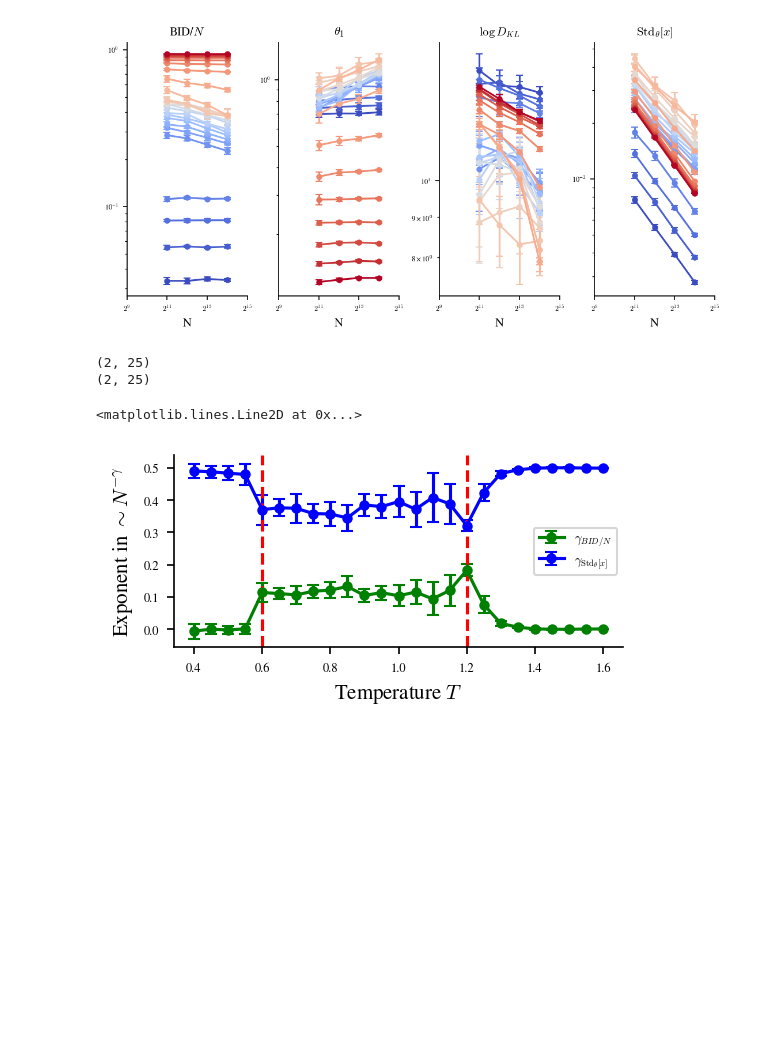
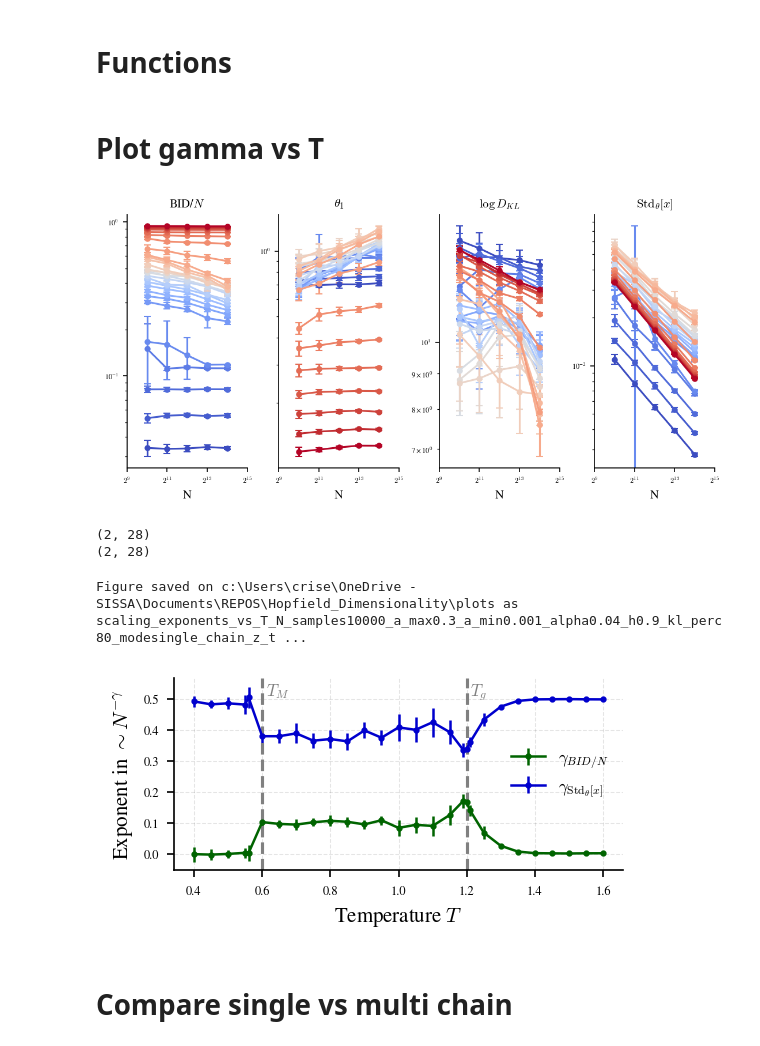
Before and after one commit to CristopherErazo/Hopfield_Dimensionality, a Jupyter notebook: notebooks/10-11-25-Scaling_Laws.ipynb, the cells around one changed output. Drawn from its saved outputs; the diff is of its cells as text; code cells hidden in the pictures; blank space fills up the shorter version.

Commit message:
analysis and plots for scaling exponents

```diff
--- a/notebooks/10-11-25-Scaling_Laws.ipynb
+++ b/notebooks/10-11-25-Scaling_Laws.ipynb
@@ -7,3 +8,5 @@ import matplotlib.pyplot as plt
 import time
 
 apply_general_styles()
+# %% [markdown]
+# Functions
@@ -10,8 +22,10 @@ apply_general_styles()
+# %% [markdown]
+# Plot gamma vs T
 # %%
 # Parse arguments
 a_min = 1e-3
 a_max = 0.3
-z_threshold = 2
+z_threshold = 3
 kl_perc = 80
 
 # Parameters fixed
@@ -27,7 +41,10 @@ mode = 'single_chain'
 # temps = [0.6,0.9,1.2,1.5]
 # Ns = [1024,2048,4096]
 temps = np.linspace(0.4,1.6,25)#[::3]
-Ns = np.logspace(9,15,7,base=2).astype(int)[2:-1]
+# temps = [] #0.575, 0.59
+temps = np.concatenate((temps, [0.56,1.19, 1.21]))
+temps = np.sort(temps)
+Ns = np.logspace(9,15,7,base=2).astype(int)[1:-1]
 
 # Parameters to save
 names_variable = ['T','N']
@@ -39,14 +56,16 @@ for T in temps:
     for N in Ns:
         params = make_params_dict(name_fixed,names_variable)
         # print('-----------\n',f'Loading N={N}, T={T}...')
-        dic = load_data('bid_parms',experiment_name= 'scaling_exponents_filtered', params=params,base_dir='..\\data',show=False)
+        dic = load_data('par',experiment_name= 'scaling_exponents_filtered', params=params,base_dir='..\\data',show=False)
         bid_pars = dic['bid_pars']
         sigmas = dic['sigmas']
         results = np.column_stack((bid_pars, sigmas))
+
         m = results.mean(axis=0)
         s = results.std(axis=0)
         m[0] /= N  # normalize by N
         s[0] /= N  # normalize by N
+        # print(f'Loaded results for N={N}, T={T}, shape: {results},{m}, {s}')
         data[T]['av'].append(m)
         data[T]['std'].append(s)
     data[T]['av'] = np.array(data[T]['av'])
@@ -54,23 +73,24 @@ for T in temps:
 # %%
 # Settings
 set_font_sizes('tight')
 titles = [r'BID/$N$',r'$\theta_1$',r'$\log D_{KL}$',r'$\text{Std}_\theta[x]$']
 xtk = [2**k  for k in range(9,16,2)]
 xlb = [fr'$2^{{{k}}}$' for k in range(9,16,2)]
 colors = plt.get_cmap('coolwarm')(np.linspace(0,1,len(temps)))
 # Create figure
 fig , axes = create_fig(1,4,size='double')
 
 for i , ax in enumerate(axes):
     for iT, T in enumerate(temps):
         av = np.abs(data[T]['av'][:,i])
         std = data[T]['std'][:,i]
-        ax.errorbar(Ns, av, yerr=std, color=colors[iT], capsize=3, marker='o', markersize=4, linestyle='-')
+        ax.errorbar(Ns, av, yerr=std, color=colors[iT], capsize=3, marker='o', markersize=4, linestyle='-',label=f'T={T:.2f}'   )
     ax.set_xscale('log', base=2)
     ax.set_xlim(left=xtk[0])
     ax.set_yscale('log')
     ax.set_xlabel('N')
     ax.set_title(titles[i])
     ax.set_xticks(xtk,xlb)
+# ax.legend()
 # %% [output]
-[figure, old version]
+[figure, new version]
@@ -103,24 +110,39 @@ std_gammas = np.array(std_gammas)
 print(mean_gammas.shape)
 print(std_gammas.shape)
 # %% [output]
-(2, 25)
-(2, 25)
+(2, 28)
+(2, 28)
 # %%
 # Settings
 set_font_sizes('tight')
 labels = [r'$\gamma_{BID/N}$',r'$\gamma_{\text{Std}_\theta[x]}$']
-colors = ['green','blue']
+colors = ['darkgreen','mediumblue']
 # Create figure
 fig , axes = create_fig(1,1,size='single')
 ax = axes
 for i , lb in enumerate(labels):
-    ax.errorbar(temps, mean_gammas[i], yerr=std_gammas[i], color=colors[i], capsize=3, marker='o', markersize=4, linestyle='-',label=lb)
+    ax.errorbar(temps, mean_gammas[i], yerr=std_gammas[i], color=colors[i], capsize=0, marker='o', markersize=2, lw=1.2,linestyle='-',label=lb)
     # ax.plot(temps,std_gammas[i], color=colors[i], marker='o', markersize=4, linestyle='-',label=lb)
     ax.set_xlabel(r'Temperature $T$')
 ax.set_ylabel(r'Exponent in $\sim N^{-\gamma}$')
-ax.legend()
-ax.axvline(0.6,color='red',linestyle='--',label='Critical Temperature')
-ax.axvline(1.2,color='red',linestyle='--',label='Critical Temperature')
+
+for lbT , Tc in zip([r'$T_M$',r'$T_g$'],[0.6,1.2]):
+    ax.axvline(Tc,color='gray',linestyle='--')
+    ax.text(Tc+0.01,ax.get_ylim()[1]*0.9,lbT,color='gray')
+
+ax.grid(lw=0.5,c='k',alpha=0.1,ls='--')
+
+Tnew =  [0.9,1.2,1.5] #(2, 4)
+col = 'brown'
+# ax.errorbar(Tnew, mean_gammas_m[0], yerr=std_gammas_m[0], color=col, capsize=2, marker='s', markersize=1, lw=1,ls=' ',label=r'Multi-chain')
+# ax.errorbar(Tnew, mean_gammas_m[1], yerr=std_gammas_m[1], color=col, capsize=2, marker='s', markersize=1, lw=1,ls=' ')
+ax.legend(frameon=False,fontsize=FONTSIZES['s'])
+
+names = ['N_samples','alpha','h','mode','a_min','a_max','z_threshold','kl_perc']
+params = make_params_dict(names)
+save_fig(fig, 'scaling_exponents_vs_T',params=params)
 # %% [output]
-<matplotlib.lines.Line2D at 0x...>
+Figure saved on c:\Users\crise\OneDrive - SISSA\Documents\REPOS\Hopfield_Dimensionality\plots as scaling_exponents_vs_T_N_samples10000_a_max0.3_a_min0.001_alpha0.04_h0.9_kl_perc80_modesingle_chain_z_t ...
-[figure, old version]
+[figure, new version]
+# %% [markdown]
+# Compare single vs multi chain
```
Also changed, not shown: parts of 7 cells of this notebook, 2 other files.
